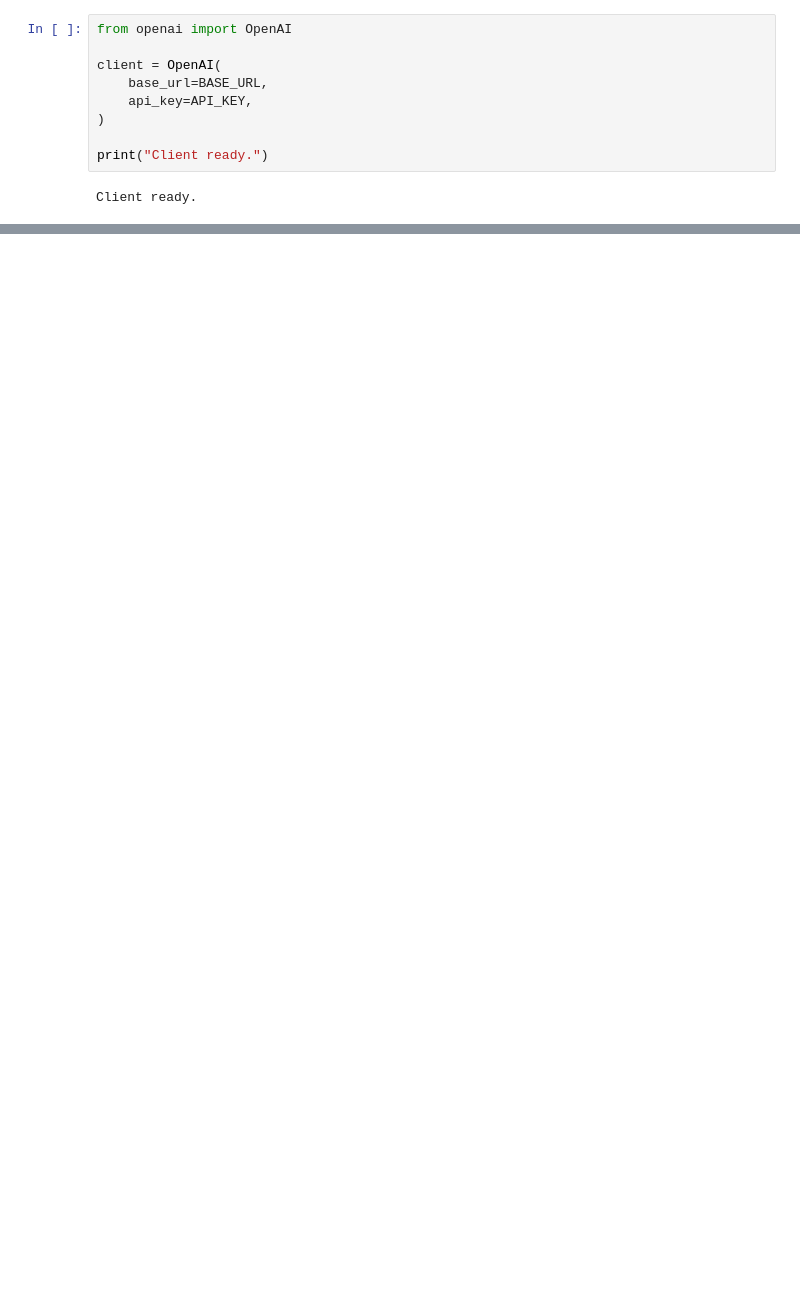
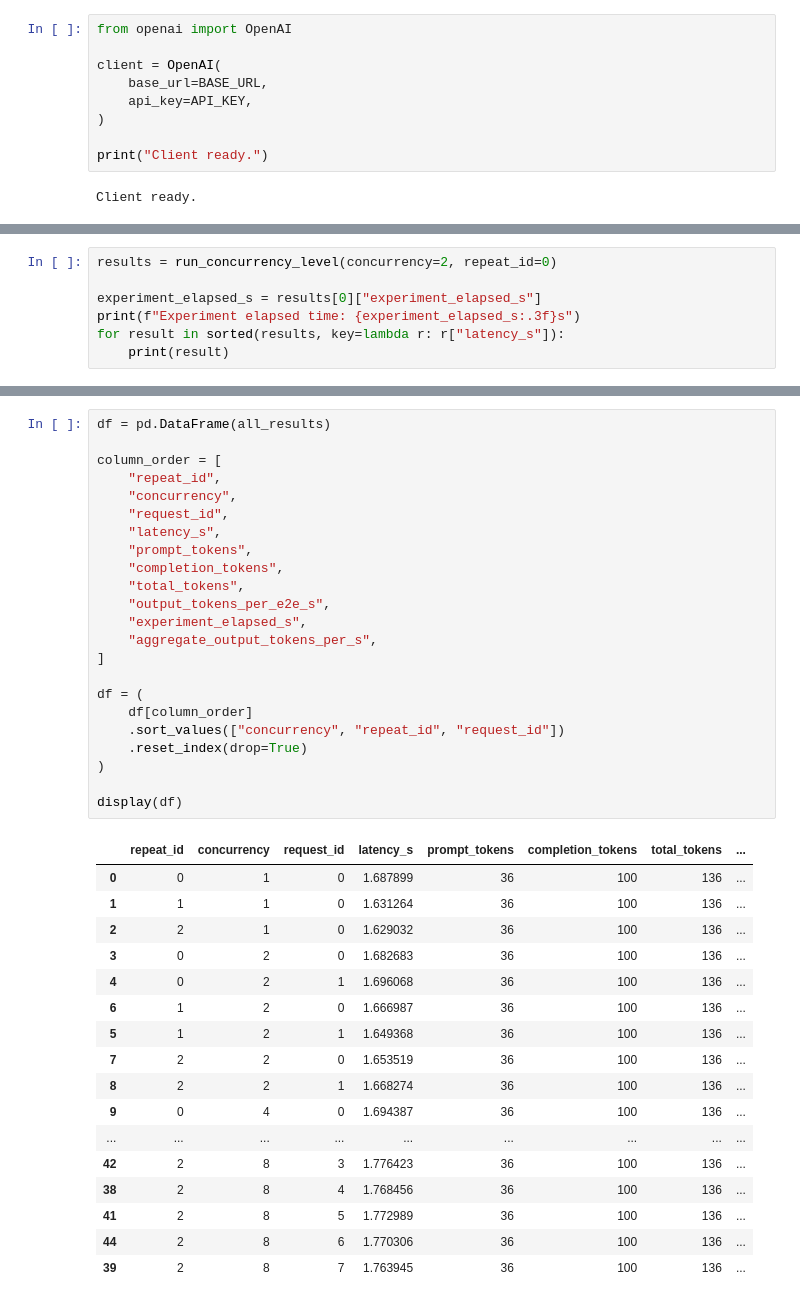
Before and after one commit to XiyaoWang0519/llm-inference-perf-lab, a Jupyter notebook: notebooks/client_colab.ipynb, the cells around one changed output, grey strips where cells are left out. Drawn from its saved outputs; the diff is of its cells as text; blank space fills up the shorter version.

```diff
--- a/notebooks/client_colab.ipynb
+++ b/notebooks/client_colab.ipynb
@@ -465,0 +413,7 @@ completion_tokens measured runs: min=100 max=100 all_equal=True
+# %%
+results = run_concurrency_level(concurrency=2, repeat_id=0)
+
+experiment_elapsed_s = results[0]["experiment_elapsed_s"]
+print(f"Experiment elapsed time: {experiment_elapsed_s:.3f}s")
+for result in sorted(results, key=lambda r: r["latency_s"]):
+    print(result)
@@ -465,0 +478,41 @@ completion_tokens measured runs: min=100 max=100 all_equal=True
+# %%
+df = pd.DataFrame(all_results)
+
+column_order = [
+    "repeat_id",
+    "concurrency",
+    "request_id",
+    "latency_s",
+    "prompt_tokens",
+    "completion_tokens",
+    "total_tokens",
+    "output_tokens_per_e2e_s",
+    "experiment_elapsed_s",
+    "aggregate_output_tokens_per_s",
+]
+
+df = (
+    df[column_order]
+    .sort_values(["concurrency", "repeat_id", "request_id"])
+    .reset_index(drop=True)
+)
+
+display(df)
+# %% [output]
+|  | repeat_id | concurrency | request_id | latency_s | prompt_tokens | completion_tokens | total_tokens | ... |
+| 0 | 0 | 1 | 0 | 1.687899 | 36 | 100 | 136 | ... |
+| 1 | 1 | 1 | 0 | 1.631264 | 36 | 100 | 136 | ... |
+| 2 | 2 | 1 | 0 | 1.629032 | 36 | 100 | 136 | ... |
+| 3 | 0 | 2 | 0 | 1.682683 | 36 | 100 | 136 | ... |
+| 4 | 0 | 2 | 1 | 1.696068 | 36 | 100 | 136 | ... |
+| 6 | 1 | 2 | 0 | 1.666987 | 36 | 100 | 136 | ... |
+| 5 | 1 | 2 | 1 | 1.649368 | 36 | 100 | 136 | ... |
+| 7 | 2 | 2 | 0 | 1.653519 | 36 | 100 | 136 | ... |
+| 8 | 2 | 2 | 1 | 1.668274 | 36 | 100 | 136 | ... |
+| 9 | 0 | 4 | 0 | 1.694387 | 36 | 100 | 136 | ... |
+| ... | ... | ... | ... | ... | ... | ... | ... | ... |
+| 42 | 2 | 8 | 3 | 1.776423 | 36 | 100 | 136 | ... |
+| 38 | 2 | 8 | 4 | 1.768456 | 36 | 100 | 136 | ... |
+| 41 | 2 | 8 | 5 | 1.772989 | 36 | 100 | 136 | ... |
+| 44 | 2 | 8 | 6 | 1.770306 | 36 | 100 | 136 | ... |
+| 39 | 2 | 8 | 7 | 1.763945 | 36 | 100 | 136 | ... |
```
Also changed, not shown: parts of 42 cells of this notebook, 4 other files.
